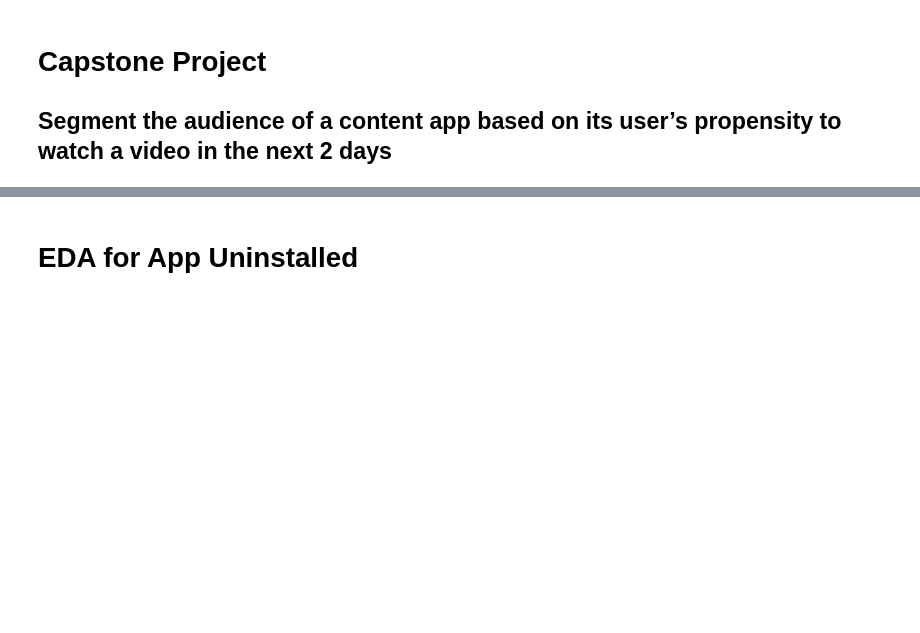
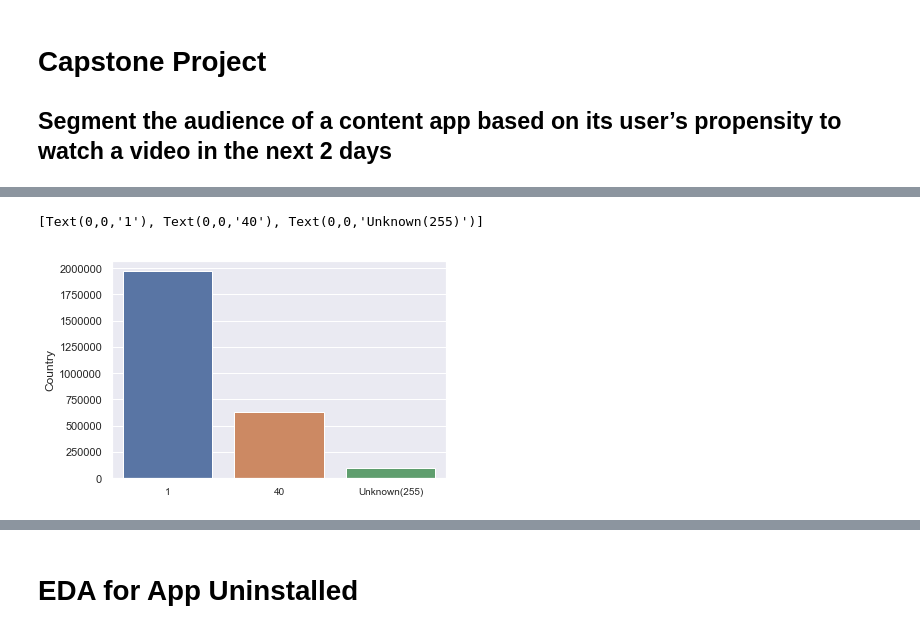
Before and after one commit to clydemendonca/GreyAtomCapstone, a Jupyter notebook: Capstone.ipynb, the cells around one changed output, grey strips where cells are left out. Drawn from its saved outputs; the diff is of its cells as text; code cells hidden in the pictures; blank space fills up the shorter version.

```diff
--- a/Capstone.ipynb
+++ b/Capstone.ipynb
@@ -11,0 +14,2 @@ sns.set(style="darkgrid")
+# %%
+df_applaunched = pd.read_csv("./Data/AppLaunched.csv")
@@ -11,0 +27,11 @@ sns.set(style="darkgrid")
+# %%
+#Exploring the 'Country' column of AppLaunched Data.
+df_applaunched_country = pd.DataFrame(df_applaunched['Country'].value_counts())
+#Selecting only the country which have high counts of users launching the application
+df_applaunched_country = df_applaunched_country[df_applaunched_country['Country']>50000]
+#Visualizing using the bar plot
+ax = sns.barplot(x=df_applaunched_country.index,y=df_applaunched_country['Country'])
+ax.set_xticklabels(['1','40','Unknown(255)'], rotation='horizontal', fontsize=10)
+# %% [output]
+[Text(0,0,'1'), Text(0,0,'40'), Text(0,0,'Unknown(255)')]
+[figure, added]
```
Also changed, not shown: parts of 16 cells of this notebook.
